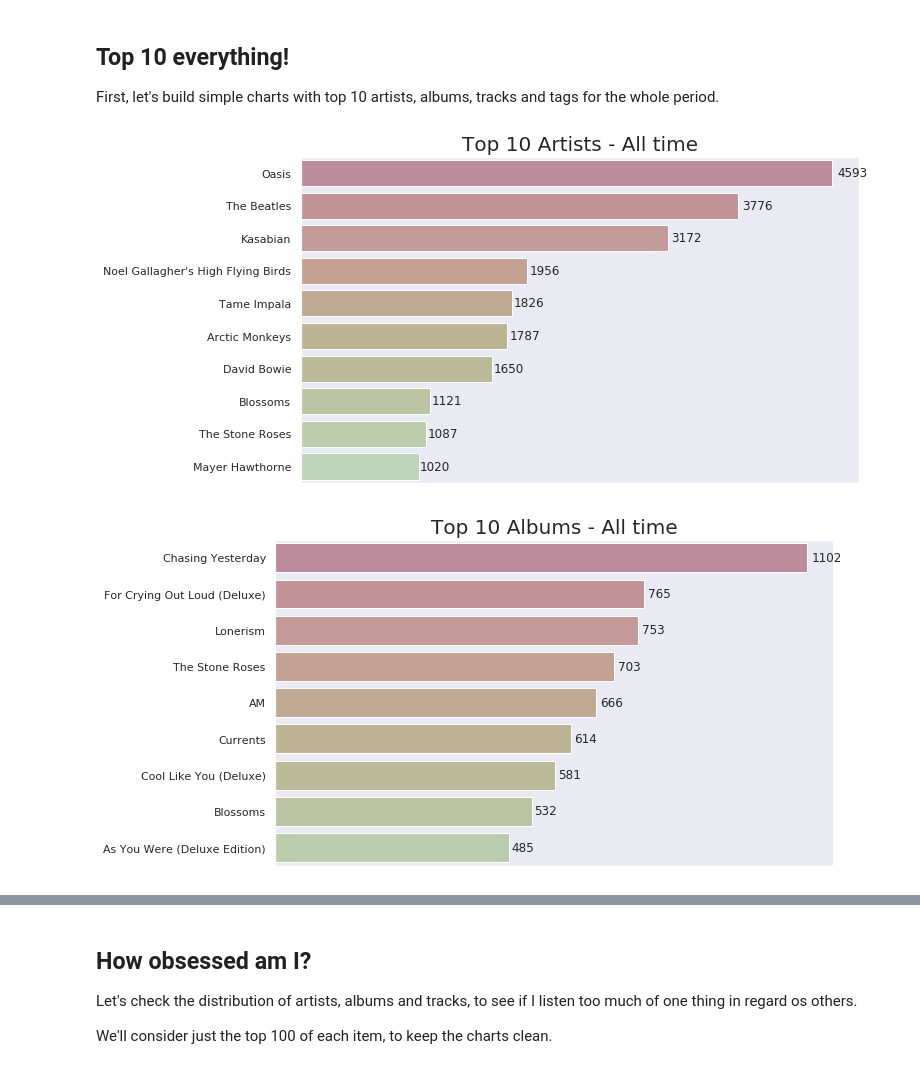
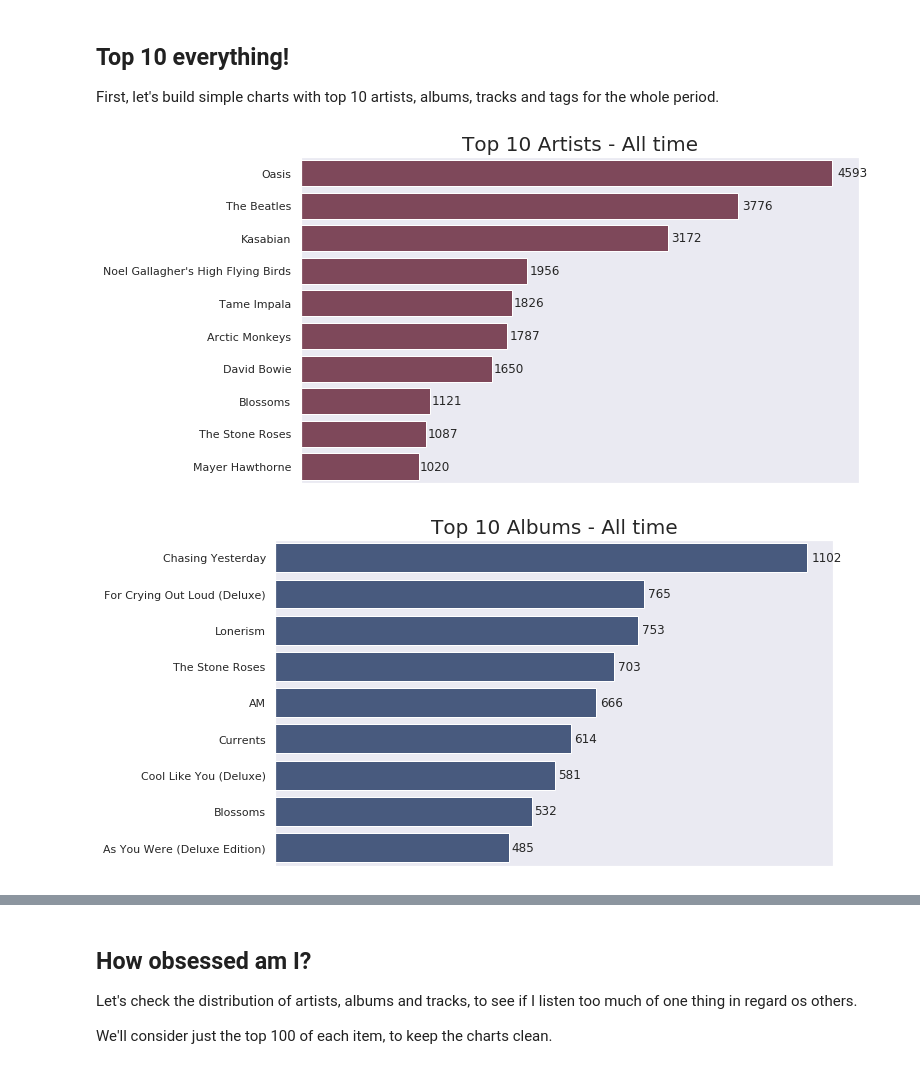
Before and after one commit to gomesfernanda/lastfm-reports, a Jupyter notebook: lastfm_analysis.ipynb, the cells around one changed output, grey strips where cells are left out. Cells and saved outputs as stored; diff of their text form; code cells hidden in the pictures.

```diff
--- a/lastfm_analysis.ipynb
+++ b/lastfm_analysis.ipynb
@@ -47,9 +49,8 @@ y_artists = [item[1] for item in top_100_artists]
 
 sns.set()
 plt.subplots(figsize=(10, 6))
-ch = sns.cubehelix_palette(n_colors=10, start=0.5, rot=1.8, light=0.8, dark=0.6, reverse=True)
 
-artists_plot = sns.barplot(y_artists[:10], x_artists[:10], palette=ch)
+artists_plot = sns.barplot(y_artists[:10], x_artists[:10], color="#873f57")
 artists_plot.axes.get_xaxis().set_visible(False)
 artists_plot.set_title('Top 10 Artists - All time', fontsize=20)
 for p in artists_plot.patches:
@@ -58,23 +59,23 @@ for p in artists_plot.patches:
 
     top_albums = Counter(tracks_df['Album'])
 # %% [output]
-[figure, old version]
+[figure, new version]
 # %%
 top_albums = Counter(tracks_df['Album'])
 top_100_albums = top_albums.most_common(100)
 
 x_albums = [item[0] for item in top_100_albums]
 y_albums = [item[1] for item in top_100_albums]
 
 plt.subplots(figsize=(10, 6))
-albums_plot = sns.barplot(y_albums[:10], x_albums[:10], palette=ch)
+albums_plot = sns.barplot(y_albums[:10], x_albums[:10], color="#3f5787")
 albums_plot.axes.get_xaxis().set_visible(False)
 albums_plot.set_title('Top 10 Albums - All time', fontsize=20)
 for p in albums_plot.patches:
     albums_plot.text(p.get_width() * 1.01, p.get_y() + p.get_height()/2.,'%d' % int(p.get_width()),
             fontsize=12, ha='left', va='center')
 # %% [output]
-[figure, old version]
+[figure, new version]
 # %%
 top_tracks = Counter(tracks_df['Track'])
 top_100_tracks = top_tracks.most_common(100)
```
Also changed, not shown: parts of 11 cells of this notebook.
